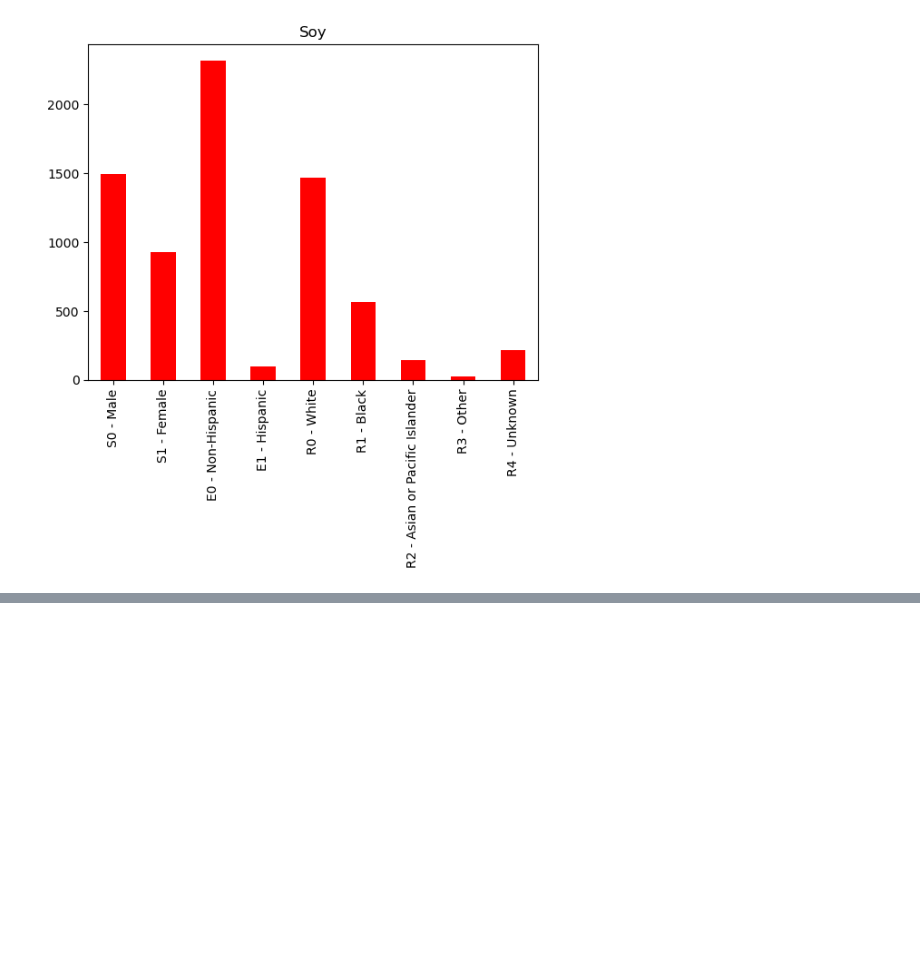
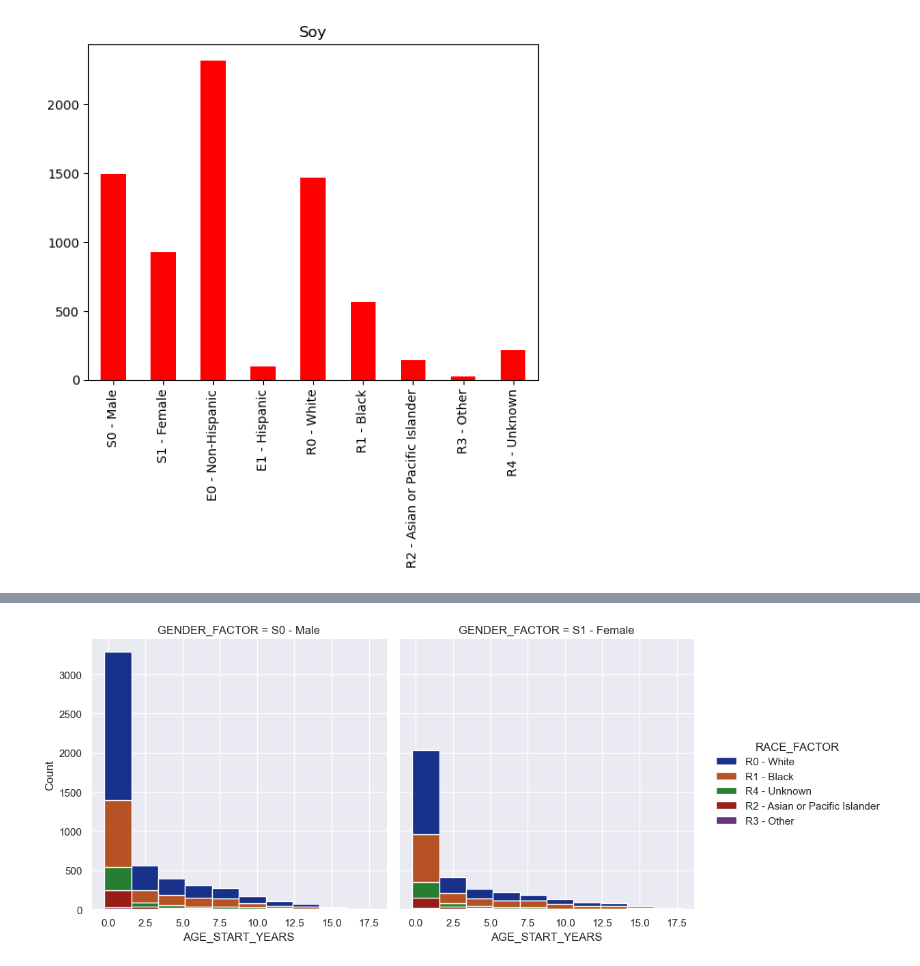
Before and after one commit to leahkrause/project_1, a Jupyter notebook: Allergy.ipynb, the cells around one changed output, grey strips where cells are left out. Saved outputs shown, nothing was run; the diff lists cells and outputs as text; code cells hidden in the pictures; blank space fills up the shorter version.

Commit message:
Year/Gender Analysis added

```diff
--- a/Allergy.ipynb
+++ b/Allergy.ipynb
@@ -253,0 +244,6 @@ Text(0.5, 1.0, 'Soy')
+# %%
+sns.displot( data=peanut_df_clean,x='AGE_START_YEARS',bins=10,
+            col='GENDER_FACTOR',hue='RACE_FACTOR',alpha=0.9, multiple="stack")#,palette="Blues")#,palette="tab10")
+sns.set(rc={'figure.figsize':(10,10)})
+# %% [output]
+[figure, added]
```
Also changed, not shown: parts of 12 cells of this notebook.
